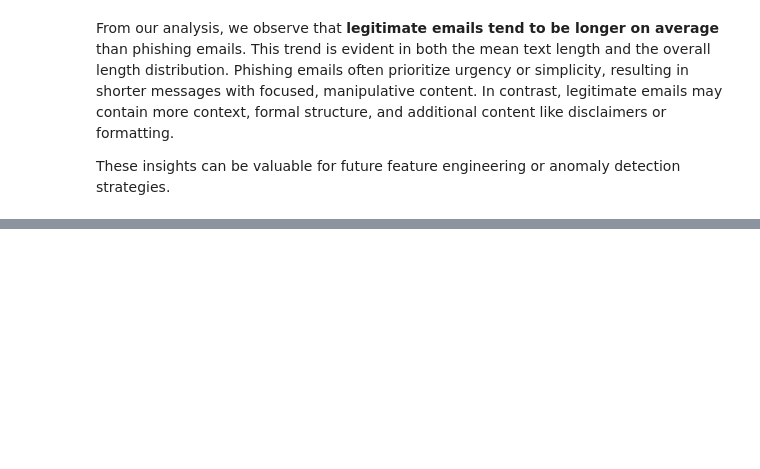
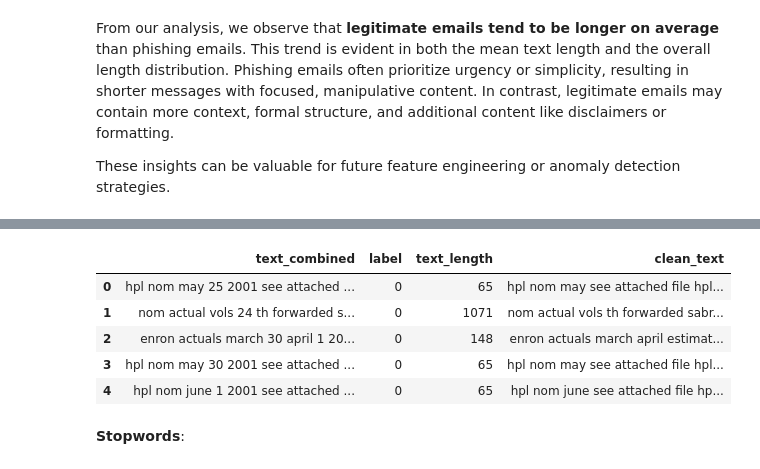
Before and after one commit to otuemre/EmailPhishingDetection, a Jupyter notebook: notebooks/01_training.ipynb, the cells around one changed output, grey strips where cells are left out. Drawn from its saved outputs; the diff is of its cells as text; code cells hidden in the pictures; blank space fills up the shorter version.

```diff
--- a/notebooks/01_training.ipynb
+++ b/notebooks/01_training.ipynb
@@ -158,0 +179,19 @@ These insights can be valuable for future feature engineering or anomaly detecti
+# %%
+def remove_punctuation_numbers(txt):
+    txt = re.sub(r'\d+', '', txt) # Numbers
+    txt = txt.translate(str.maketrans('', '', string.punctuation)) # Punctuation
+    txt = re.sub(r'\s+', ' ', txt) # Extra Spaces
+    return txt
+
+df['clean_text'] = df['clean_text'].apply(remove_punctuation_numbers)
+# %%
+df.head()
+# %% [output]
+|  | text_combined | label | text_length | clean_text |
+| 0 | hpl nom may 25 2001 see attached ... | 0 | 65 | hpl nom may see attached file hpl... |
+| 1 | nom actual vols 24 th forwarded s... | 0 | 1071 | nom actual vols th forwarded sabr... |
+| 2 | enron actuals march 30 april 1 20... | 0 | 148 | enron actuals march april estimat... |
+| 3 | hpl nom may 30 2001 see attached ... | 0 | 65 | hpl nom may see attached file hpl... |
+| 4 | hpl nom june 1 2001 see attached ... | 0 | 65 | hpl nom june see attached file hp... |
+# %% [markdown]
+**Stopwords**:
```
Also changed, not shown: parts of 12 cells of this notebook.
